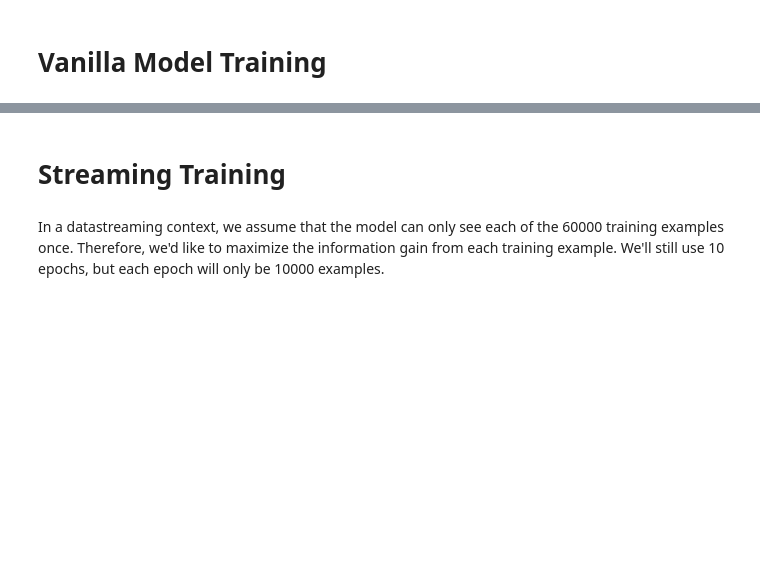
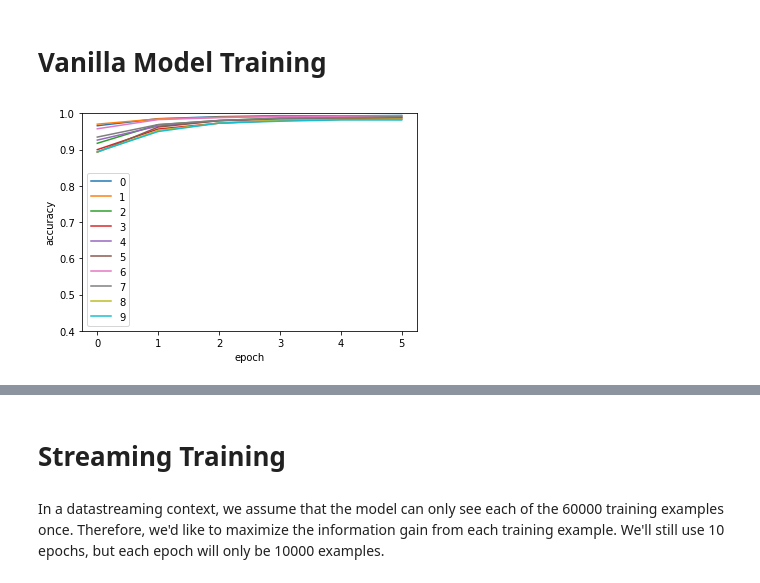
Before and after one commit to akshay-jaggi/novelty, a Jupyter notebook: notebooks/01_basic_model.ipynb, the cells around one changed output, grey strips where cells are left out. Saved outputs shown, nothing was run; the diff lists cells and outputs as text; code cells hidden in the pictures; blank space fills up the shorter version.

```diff
--- a/notebooks/01_basic_model.ipynb
+++ b/notebooks/01_basic_model.ipynb
@@ -80,20 +44,21 @@ test_loader = torch.utils.data.DataLoader(dataset2, **test_kwargs)
 model = MLP().to(device)
 optimizer = optim.Adam(model.parameters())
 # %%
-# train_losses = []
-# train_accs = []
-# test_losses = []
-# test_accs = []
-# for epoch in tqdm(range(1, epochs + 1)):
-#     train_loss, train_acc = train(model, device, train_loader, optimizer, epoch)
-#     test_loss, test_acc = test(model, device, test_loader)
-#     train_losses.append(train_loss)
-#     train_accs.append(train_acc)
-#     test_losses.append(test_loss)
-#     test_accs.append(test_acc)
+train_losses = []
+train_accs = []
+train_kept = []
+test_losses = []
+test_accs = []
+for epoch in tqdm(range(1, epochs + 1)):
+    train_loss, train_acc, kept = train(model, device, train_loader, optimizer)
+    test_loss, test_acc = test(model, device, test_loader)
+    train_losses.append(train_loss)
+    train_accs.append(train_acc)
+    train_kept.append(kept)
+    test_losses.append(test_loss)
+    test_accs.append(test_acc)
 # %%
-# f, (ax1, ax2) = plt.subplots(1, 2)
-# ax1.plot(train_losses)
-# ax2.plot(train_accs)
-# plt.show()
+plot_accs(train_accs)
+# %% [output]
+[figure, added]
 # %%
```
Also changed, not shown: parts of 15 cells of this notebook, 6 other files.
